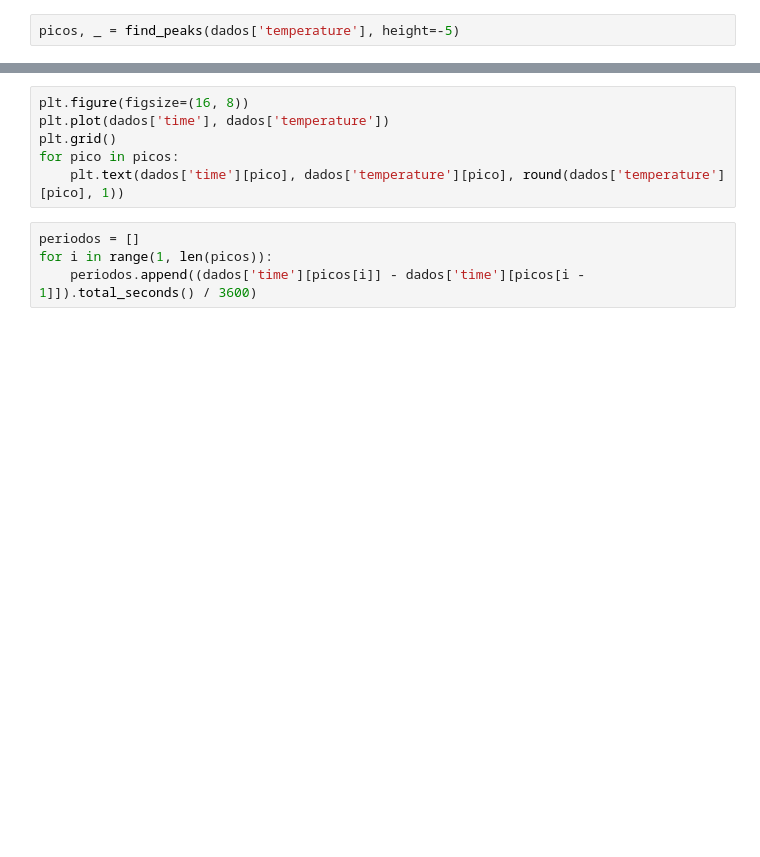
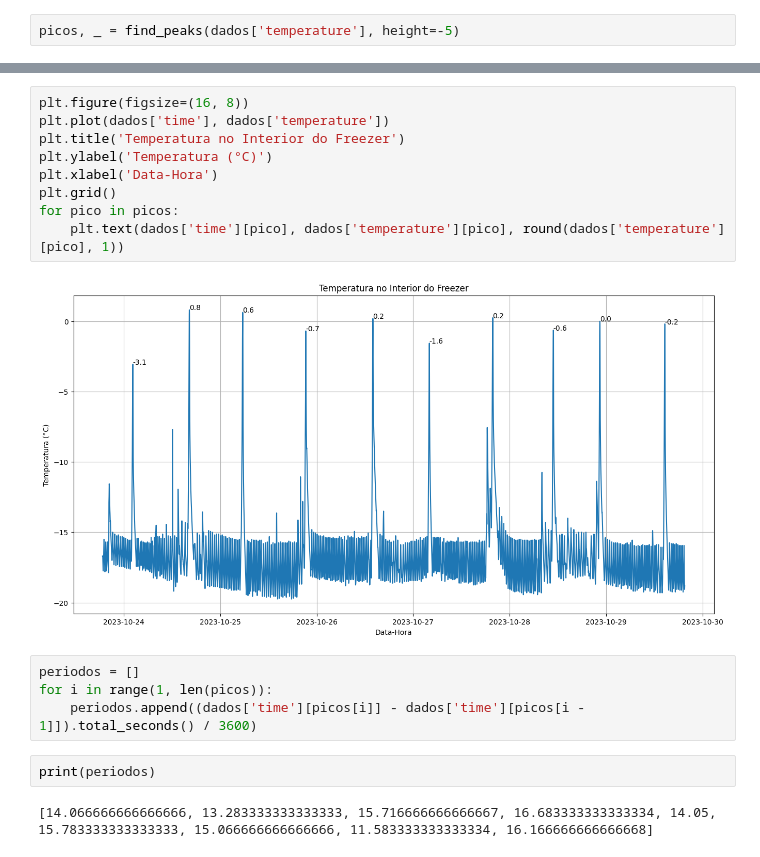
Before and after one commit to sergiorez/company, a Jupyter notebook: freezer.ipynb, the cells around one changed output, grey strips where cells are left out. Cells and saved outputs as stored; diff of their text form; blank space fills up the shorter version.

```diff
--- a/freezer.ipynb
+++ b/freezer.ipynb
@@ -28,13 +53,22 @@ print('Quantidade de Picos:', len(picos))
 # %%
 plt.figure(figsize=(16, 8))
 plt.plot(dados['time'], dados['temperature'])
+plt.title('Temperatura no Interior do Freezer')
+plt.ylabel('Temperatura (°C)')
+plt.xlabel('Data-Hora')
 plt.grid()
 for pico in picos:
     plt.text(dados['time'][pico], dados['temperature'][pico], round(dados['temperature'][pico], 1))
+# %% [output]
+[figure, added]
 # %%
 periodos = []
 for i in range(1, len(picos)):
     periodos.append((dados['time'][picos[i]] - dados['time'][picos[i - 1]]).total_seconds() / 3600)
+# %%
+print(periodos)
+# %% [output]
+[14.066666666666666, 13.283333333333333, 15.716666666666667, 16.683333333333334, 14.05, 15.783333333333333, 15.066666666666666, 11.583333333333334, 16.166666666666668]
 # %%
 print('Periodo Minimo:', round(min(periodos), 1))
 print('Periodo Maximo:', round(max(periodos), 1))
```
Also changed, not shown: parts of 8 cells of this notebook.
